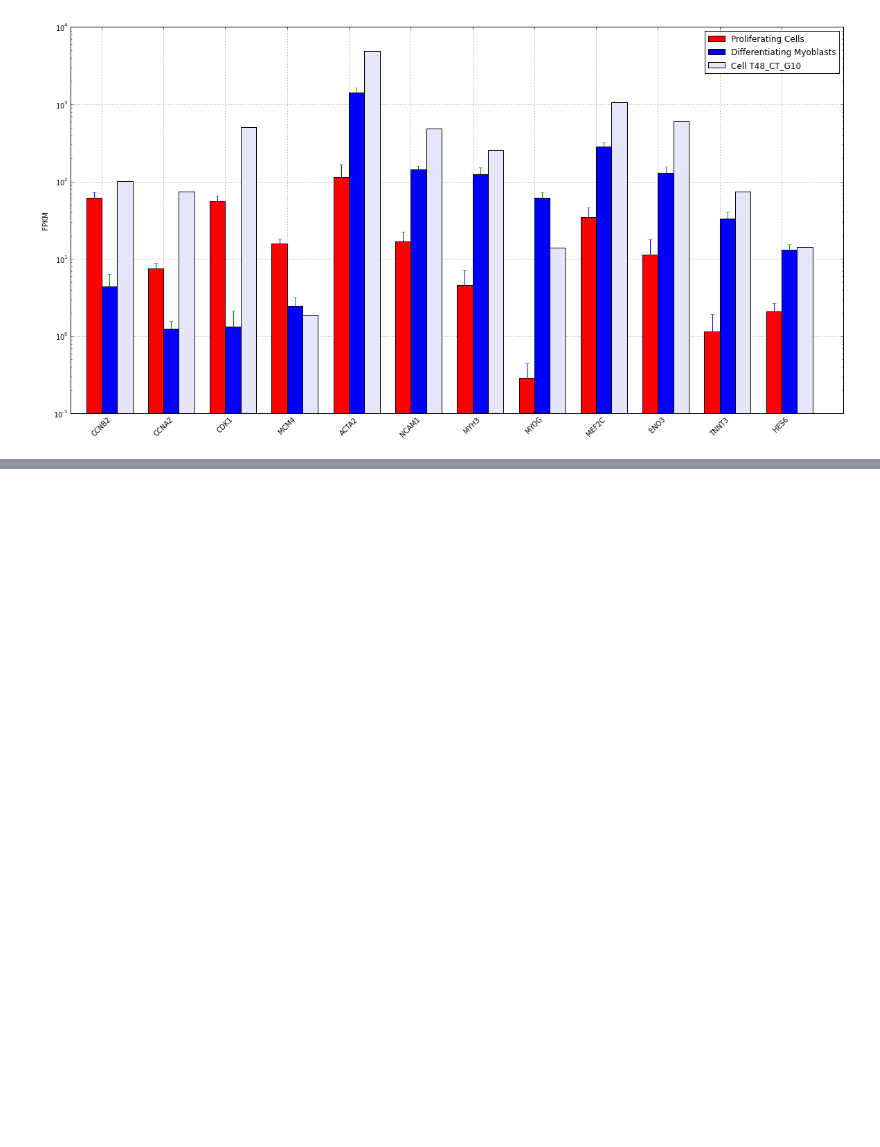
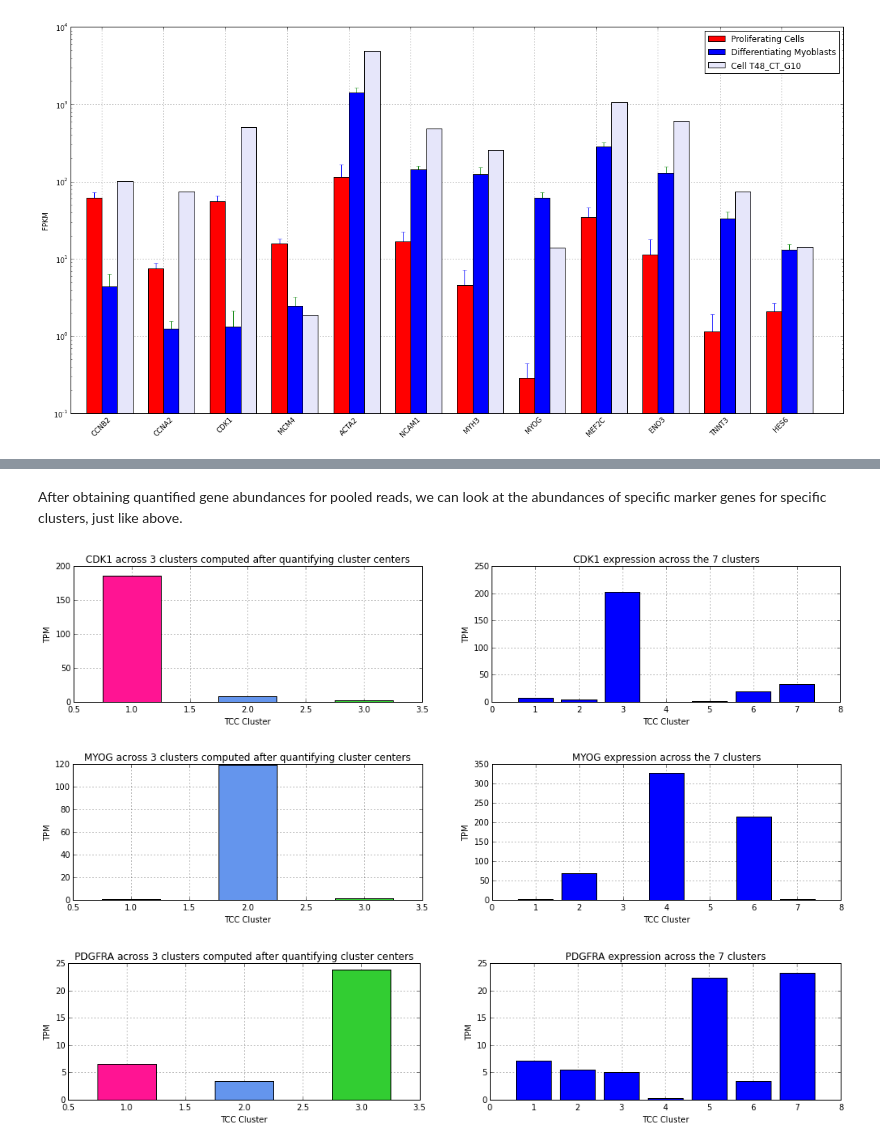
Before and after one commit to govinda-kamath/clustering_on_transcript_compatibility_counts, a Jupyter notebook: Trapnell_pipeline/Trapnell_Analysis.ipynb, the cells around one changed output, grey strips where cells are left out. Cells and saved outputs as stored; diff of their text form; code cells hidden in the pictures; blank space fills up the shorter version.

Commit message:
polished kallisto quantification section

```diff
--- a/Trapnell_pipeline/Trapnell_Analysis.ipynb
+++ b/Trapnell_pipeline/Trapnell_Analysis.ipynb
@@ -515,0 +428,51 @@ plt.show()
+# %% [markdown]
+After obtaining quantified gene abundances for pooled reads, we can look at the abundances of specific marker genes for specific clusters, just like above.
+# %%
+from matplotlib import gridspec
+
+# Grab Ensembl transcript names of important genes
+gNames = ['CDK1','MYOG','PDGFRA']
+gTrans = [0 for i in range(len(markergenes))]
+for i in range(len(markergenes)):
+    gTrans[i] = np.loadtxt('./Trapnells_data/'+markergenes[i]+'_transcripts.txt',dtype=str)
+
+# Function to get transcript abundances from kallisto output
+def get_abun(labelname,numclust,gTrans):
+    abun = [np.zeros((numclust,1)) for i in range(len(gTrans))]
+    for label in range(numclust):
+        flnm='./'+labelname+'/cluster_'+str(label)+'/abundance.tsv'
+        with open(flnm) as f:
+            for line in f:
+                line = line.split()
+                for i in range(len(gTrans)):
+                    if line[0] in gTrans[i]:
+                        abun[i][label]+=float(line[4])
+    return abun
+
+gAbun_L7 = get_abun('labels7',7,gTrans)
+gAbun_L3 = get_abun('labels3',3,gTrans)
+
+# Generate plots
+for i in range(len(gAbun_L3)):
+    fig = plt.figure(figsize=(17,3))
+    gs = gridspec.GridSpec(1, 2)
+
+    # Bar plot of TPM of gene in each cluster
+    ax1 = fig.add_subplot(gs[0])
+    ax1.bar(range(1,4),gAbun_L3[i],width=0.5,zorder=3,color=['deeppink','cornflowerblue','limegreen'],align='center')
+    ax1.set_xlabel('TCC Cluster')
+    ax1.set_ylabel('TPM')
+    ax1.set_title(gNames[i]+' across 3 clusters computed after quantifying cluster centers')
+    ax1.grid()
+
+    # Bar plot visualizing the mean expression of a gene in each cluster
+    ax2 = fig.add_subplot(gs[1])
+    ax2.bar(range(1,8),gAbun_L7[i],zorder=3,align='center')
+    ax2.set_xlabel('TCC Cluster')
+    ax2.set_ylabel('TPM')
+    ax2.set_title(gNames[i]+' expression across the 7 clusters')
+    ax2.grid()
+# %% [output]
+[figure, added]
+[figure, added]
+[figure, added]
```
Also changed, not shown: parts of 9 cells of this notebook.
